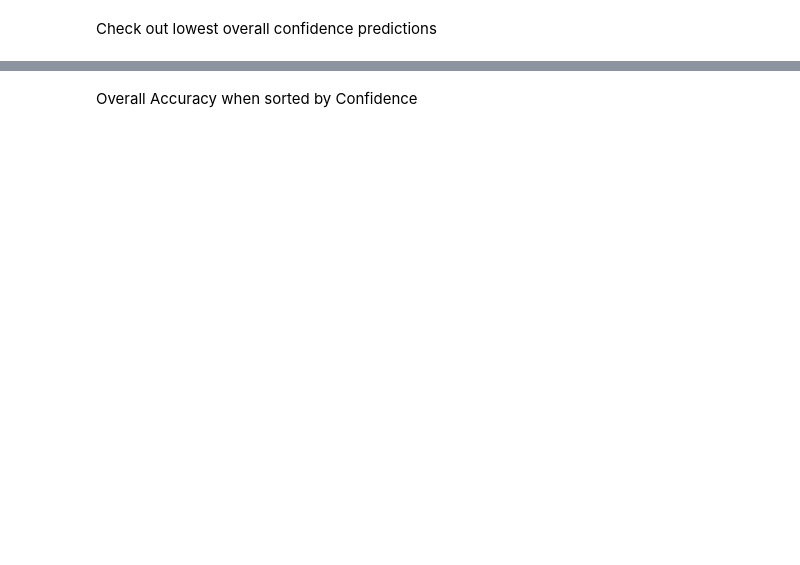
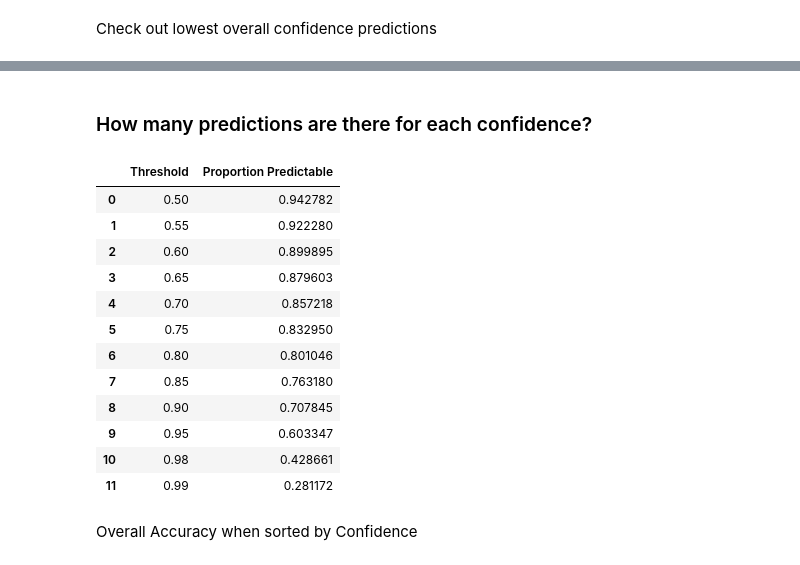
Before and after one commit to AbhiSivaprasad/doordash-ml, a Jupyter notebook: notebooks/Abhi - Predictions.ipynb, the cells around one changed output, grey strips where cells are left out. Cells and saved outputs as stored; diff of their text form; code cells hidden in the pictures; blank space fills up the shorter version.

Commit message:
more analysis of predictions

```diff
--- a/notebooks/Abhi - Predictions.ipynb
+++ b/notebooks/Abhi - Predictions.ipynb
@@ -247,3 +296,28 @@ print(overall_confidence_sorted_results[-100:].to_string())
+# %% [markdown]
+### How many predictions are there for each confidence?
+# %%
+thresholds = [0.5 , 0.55, 0.6 , 0.65, 0.7 , 0.75, 0.8 , 0.85, 0.9 , 0.95, 0.98, 0.99]
+pred_proportions = [len(results[results["Overall Confidence"] > threshold]) / len(results)
+                    for threshold in thresholds]
+
+pd.DataFrame({
+    "Threshold": thresholds,
+    "Proportion Predictable": pred_proportions
+})
+# %% [output]
+|  | Threshold | Proportion Predictable |
+| 0 | 0.50 | 0.942782 |
+| 1 | 0.55 | 0.922280 |
+| 2 | 0.60 | 0.899895 |
+| 3 | 0.65 | 0.879603 |
+| 4 | 0.70 | 0.857218 |
+| 5 | 0.75 | 0.832950 |
+| 6 | 0.80 | 0.801046 |
+| 7 | 0.85 | 0.763180 |
+| 8 | 0.90 | 0.707845 |
+| 9 | 0.95 | 0.603347 |
+| 10 | 0.98 | 0.428661 |
+| 11 | 0.99 | 0.281172 |
 # %% [markdown]
 Overall Accuracy when sorted by Confidence
 # %%
```
Also changed, not shown: parts of 9 cells of this notebook.
